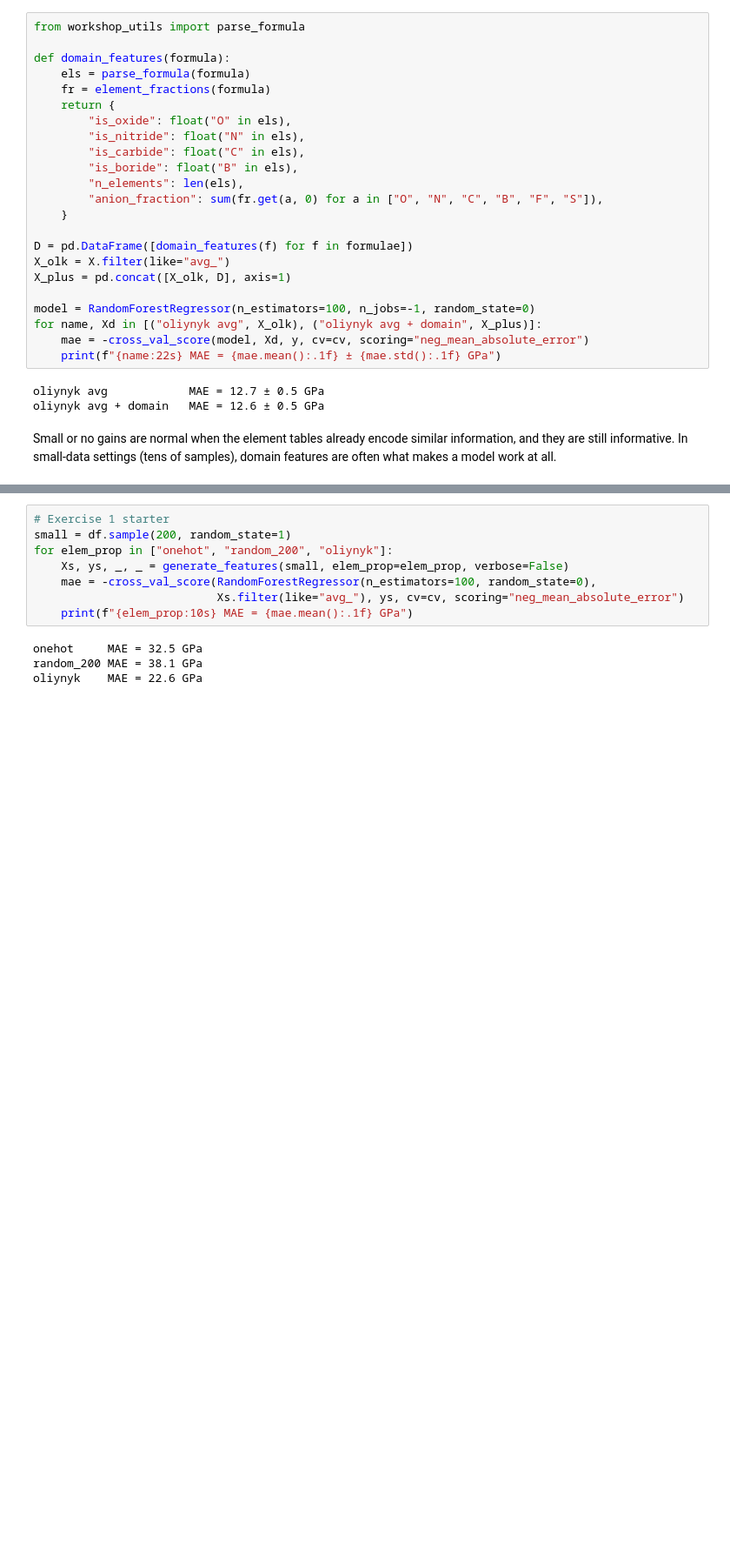
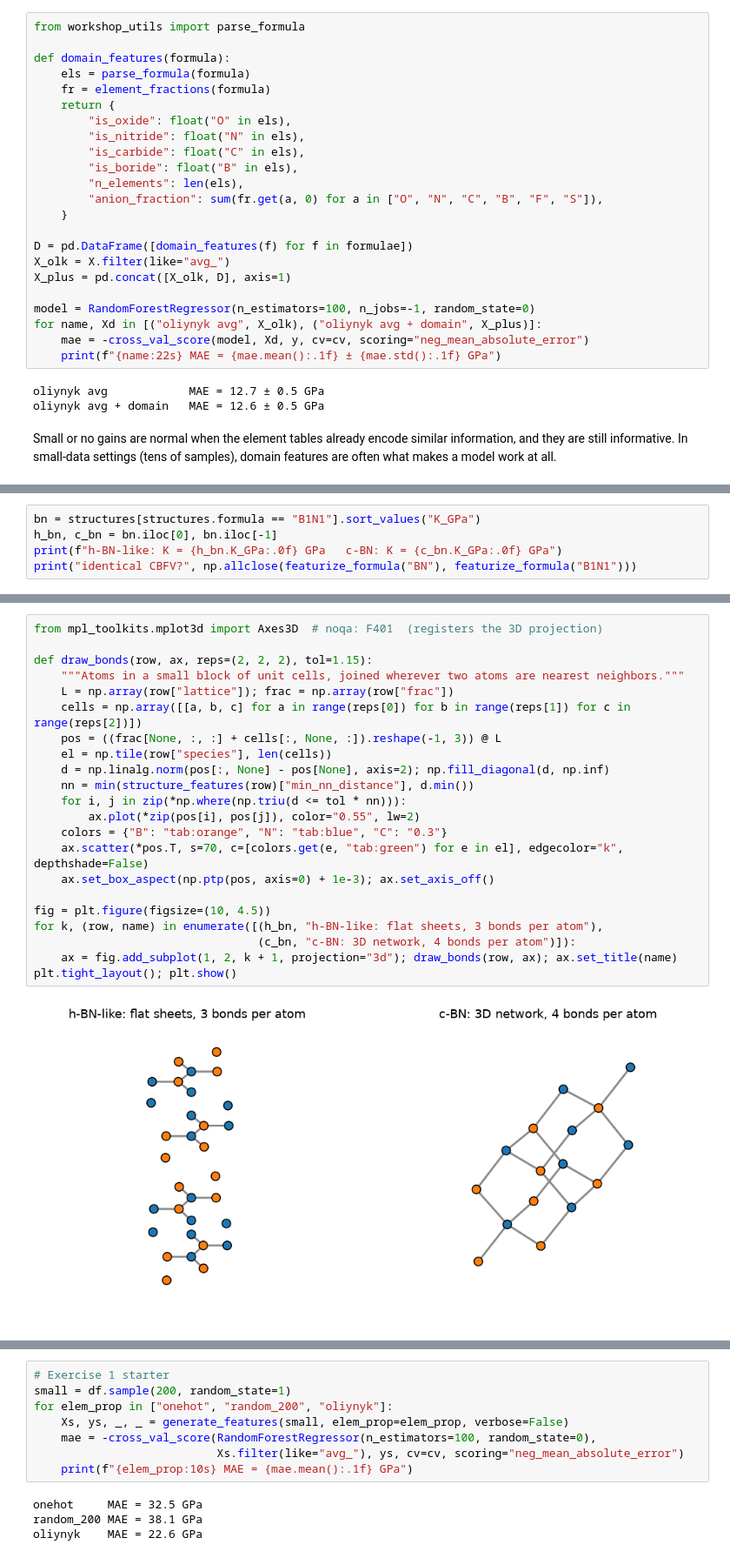
Before and after one commit to sp8rks/ACerS_AI_ML_Workshop, a Jupyter notebook: sessions/02_feature_engineering_cbfv/02_feature_engineering_cbfv.ipynb, the cells around one changed output, grey strips where cells are left out. Shown at 87% size. Drawn from its saved outputs; the diff is of its cells as text; blank space fills up the shorter version.

```diff
--- a/sessions/02_feature_engineering_cbfv/02_feature_engineering_cbfv.ipynb
+++ b/sessions/02_feature_engineering_cbfv/02_feature_engineering_cbfv.ipynb
@@ -251,0 +278,5 @@ Composition-only features also ignore **processing** (sintering temperature, gra
+# %%
+bn = structures[structures.formula == "B1N1"].sort_values("K_GPa")
+h_bn, c_bn = bn.iloc[0], bn.iloc[-1]
+print(f"h-BN-like: K = {h_bn.K_GPa:.0f} GPa   c-BN: K = {c_bn.K_GPa:.0f} GPa")
+print("identical CBFV?", np.allclose(featurize_formula("BN"), featurize_formula("B1N1")))
@@ -251,0 +312,24 @@ Composition-only features also ignore **processing** (sintering temperature, gra
+# %%
+from mpl_toolkits.mplot3d import Axes3D  # noqa: F401  (registers the 3D projection)
+
+def draw_bonds(row, ax, reps=(2, 2, 2), tol=1.15):
+    """Atoms in a small block of unit cells, joined wherever two atoms are nearest neighbors."""
+    L = np.array(row["lattice"]); frac = np.array(row["frac"])
+    cells = np.array([[a, b, c] for a in range(reps[0]) for b in range(reps[1]) for c in range(reps[2])])
+    pos = ((frac[None, :, :] + cells[:, None, :]).reshape(-1, 3)) @ L
+    el = np.tile(row["species"], len(cells))
+    d = np.linalg.norm(pos[:, None] - pos[None], axis=2); np.fill_diagonal(d, np.inf)
+    nn = min(structure_features(row)["min_nn_distance"], d.min())
+    for i, j in zip(*np.where(np.triu(d <= tol * nn))):
+        ax.plot(*zip(pos[i], pos[j]), color="0.55", lw=2)
+    colors = {"B": "tab:orange", "N": "tab:blue", "C": "0.3"}
+    ax.scatter(*pos.T, s=70, c=[colors.get(e, "tab:green") for e in el], edgecolor="k", depthshade=False)
+    ax.set_box_aspect(np.ptp(pos, axis=0) + 1e-3); ax.set_axis_off()
+
+fig = plt.figure(figsize=(10, 4.5))
+for k, (row, name) in enumerate([(h_bn, "h-BN-like: flat sheets, 3 bonds per atom"),
+                                 (c_bn, "c-BN: 3D network, 4 bonds per atom")]):
+    ax = fig.add_subplot(1, 2, k + 1, projection="3d"); draw_bonds(row, ax); ax.set_title(name)
+plt.tight_layout(); plt.show()
+# %% [output]
+[figure, added]
```
Also changed, not shown: parts of 44 cells of this notebook, 10 other files.
